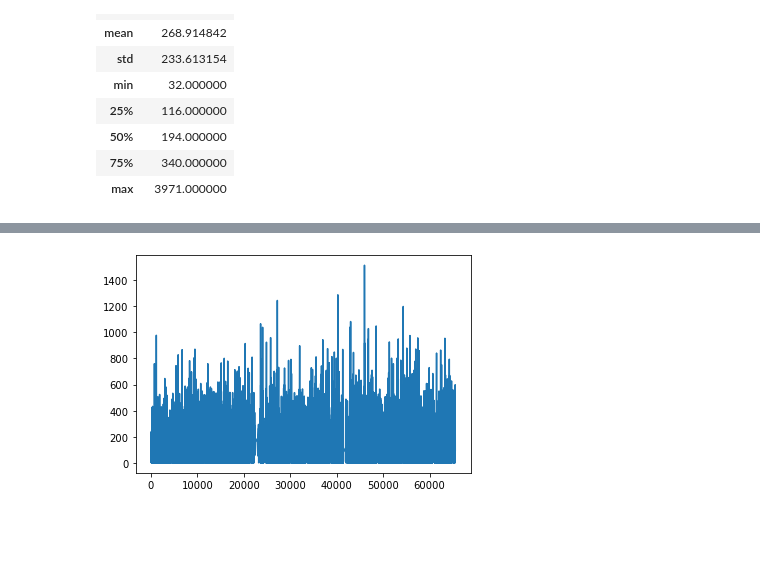
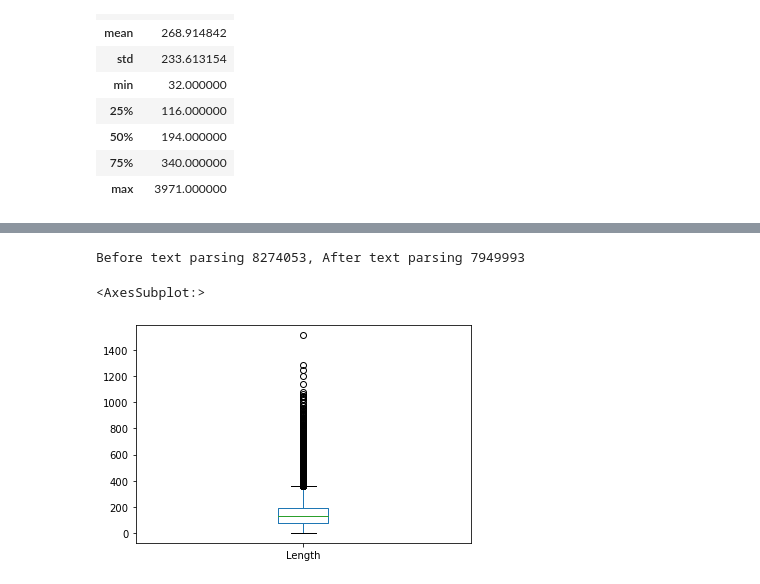
Before and after one commit to JLGGG/ToS-crawler, a Jupyter notebook: clear_sentence.ipynb, the cells around one changed output, grey strips where cells are left out. Drawn from its saved outputs; the diff is of its cells as text; code cells hidden in the pictures; blank space fills up the shorter version.

```diff
--- a/clear_sentence.ipynb
+++ b/clear_sentence.ipynb
@@ -70,22 +69,18 @@ df_sorted = df_sorted.drop(columns=['Length', 'Processed'])
 # df_temp
 # %%
 import re
-def split_sentence(sentence):
-    t_list = re.split('[;.]', sentence)
+def split_sentence(s):
+    t_list = re.split('[;.]', s)
 
     return t_list
 
 def filter_roman_number(s):
     result = []
     for t in s:
-        if re.search('\(.\)', str(t)) != None:
-            result.append(list(filter(None, re.split('\(.\)', str(t).strip()))))
-        elif re.search('\(..\)', str(t)) != None:
-            result.append(list(filter(None, re.split('\(..\)', str(t).strip()))))
-        elif re.search('\(...\)', str(t)) != None:
-            result.append(list(filter(None, re.split('\(...\)', str(t).strip()))))
-        elif re.search('\(....\)', str(t)) != None:
-            result.append(list(filter(None, re.split('\(....\)', str(t).strip()))))
+        t_result = re.split(r'\(.\) | \(..\) | \(...\) | \(....\)', t)
+        result = result + t_result
+
+    result = list(filter(None, result))
     return result
 
 def make_new_row(plist, df_sorted_result):
@@ -147,7 +122,7 @@ else:
 df_sorted_result['Length'] = 0
 df_sorted_result['Length'] = df_sorted_result['Original'].apply(lambda x: len(x))
 df_sorted_result = df_sorted_result[['Length', 'Link', 'Original']]
-#df_sorted_result = df_sorted_result.sort_values(by='Length', ascending=False)
+df_sorted_result = df_sorted_result.sort_values(by='Length', ascending=False)
 df_sorted_result['Original'] = df_sorted_result['Original'].astype(str)
 df_sorted_result = df_sorted_result.drop_duplicates(['Original'])
 df_sorted_result
@@ -176,9 +174,26 @@ df_sorted_result.describe(include=object)
+# %%
+
+
+sum_df_sorted = 0
+sum_df_sorted_result = 0
+
+for i, row in df_sorted.iterrows():
+    sum_df_sorted = sum_df_sorted + len(row['Original'])
+
+for i, row in df_sorted_result.iterrows():
+    sum_df_sorted_result = sum_df_sorted_result + len(row['Original'])
+
+print('Before text parsing {0}, After text parsing {1}'.format(sum_df_sorted, sum_df_sorted_result))
+# %% [output]
+Before text parsing 8274053, After text parsing 7949993
 # %%
 # import seaborn as sns
 # sns.displot(df_sorted_result['Length'], hist=False)
 from matplotlib import pyplot as plt
-plt.plot(df_sorted_result['Length'])
-plt.show()
+#plt.plot(df_sorted_result['Length'])
+#plt.show()
+df_sorted_result.plot(kind='box')
 # %% [output]
+<AxesSubplot:>
-[figure, old version]
+[figure, new version]
 # %%
```
Also changed, not shown: parts of 10 cells of this notebook.
